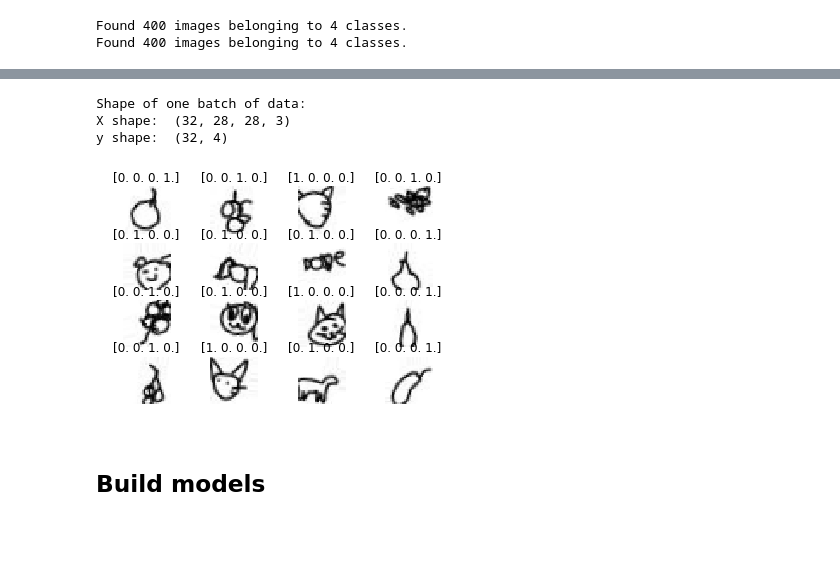
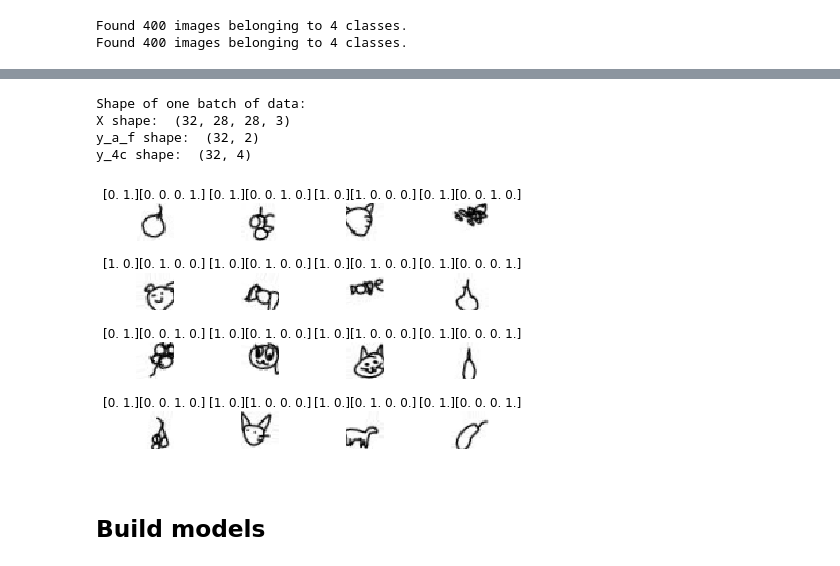
Before and after one commit to sourabhXIII/hierarchical-classification, a Jupyter notebook: hierarchical_classification.ipynb, the cells around one changed output, grey strips where cells are left out. Saved outputs shown, nothing was run; the diff lists cells and outputs as text; code cells hidden in the pictures; blank space fills up the shorter version.

```diff
--- a/hierarchical_classification.ipynb
+++ b/hierarchical_classification.ipynb
@@ -177,32 +198,37 @@ def combined_generator(datagen, mode='train'):
             yield X_batch
 # %%
 # test how my generator is doing
-X, y = next(train_generator) # ask for a batch
+X, y = next(combined_generator(train_generator)) # ask for a batch
 
 print('Shape of one batch of data:')
 print('X shape: ', X.shape)
-print('y shape: ', y.shape)
+print('y_a_f shape: ', y[0].shape)
+print('y_4c shape: ', y[1].shape)
 
 
 r, c = 4, 4 # lets not show entire batch, check rxc images
 imgs = X[:r*c]
-labels = y[:r*c]
+label1 = y[0][:r*c] # animal vs fruit target. see the generator ouput order
+label2 = y[1][:r*c] # 4 class classification output. see the generator ouput order
+
 cnt = 0
 fig, axs = plt.subplots(r, c)
+fig.tight_layout()
 for i in range(r):
     for j in range(c):
         img = imgs[cnt]
         axs[i, j].imshow(img, cmap=cm.gray)
         axs[i, j].axis('off')
-        axs[i, j].set_title(str(labels[cnt]))
+        axs[i, j].set_title('\n'.join(wrap(str(label1[cnt])+str(label2[cnt]),60))) # took some time to figure this out!
         cnt += 1
 plt.show()
 plt.close()
 # %% [output]
 Shape of one batch of data:
 X shape:  (32, 28, 28, 3)
-y shape:  (32, 4)
+y_a_f shape:  (32, 2)
+y_4c shape:  (32, 4)
-[figure, old version]
+[figure, new version]
 # %% [markdown]
 ## Build models
 # %%
```
Also changed, not shown: parts of 31 cells of this notebook, 4 other files.
